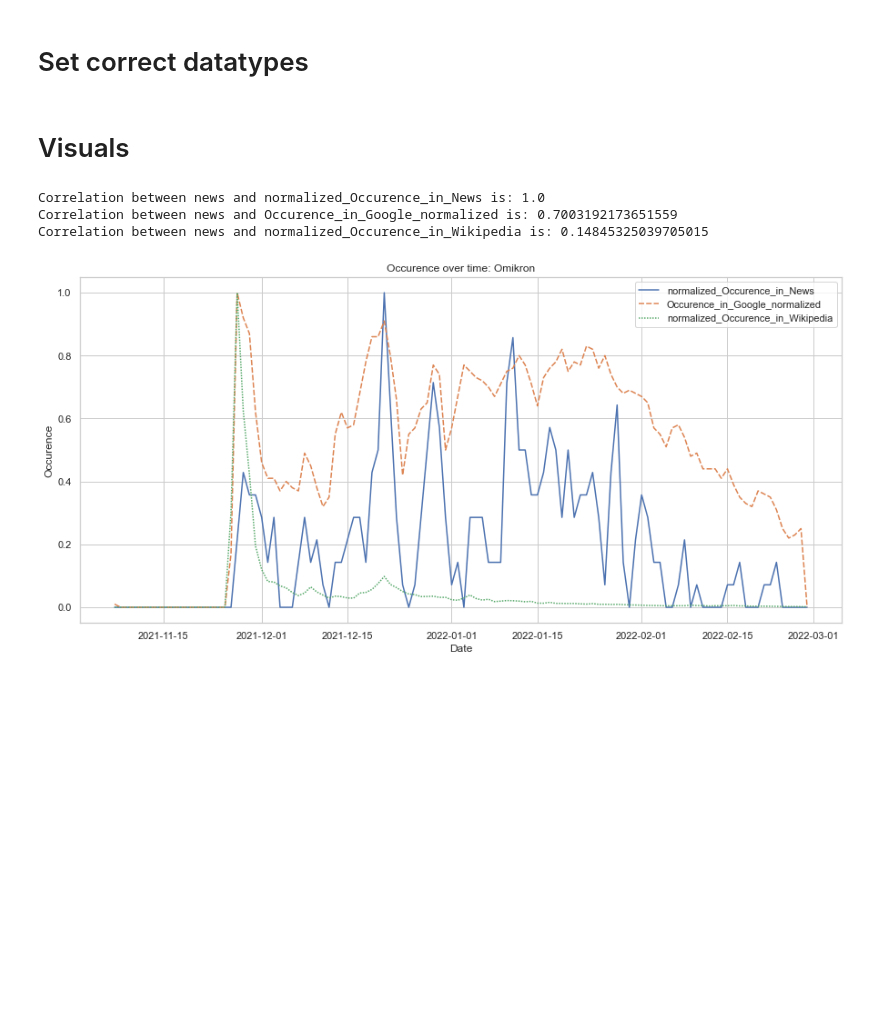
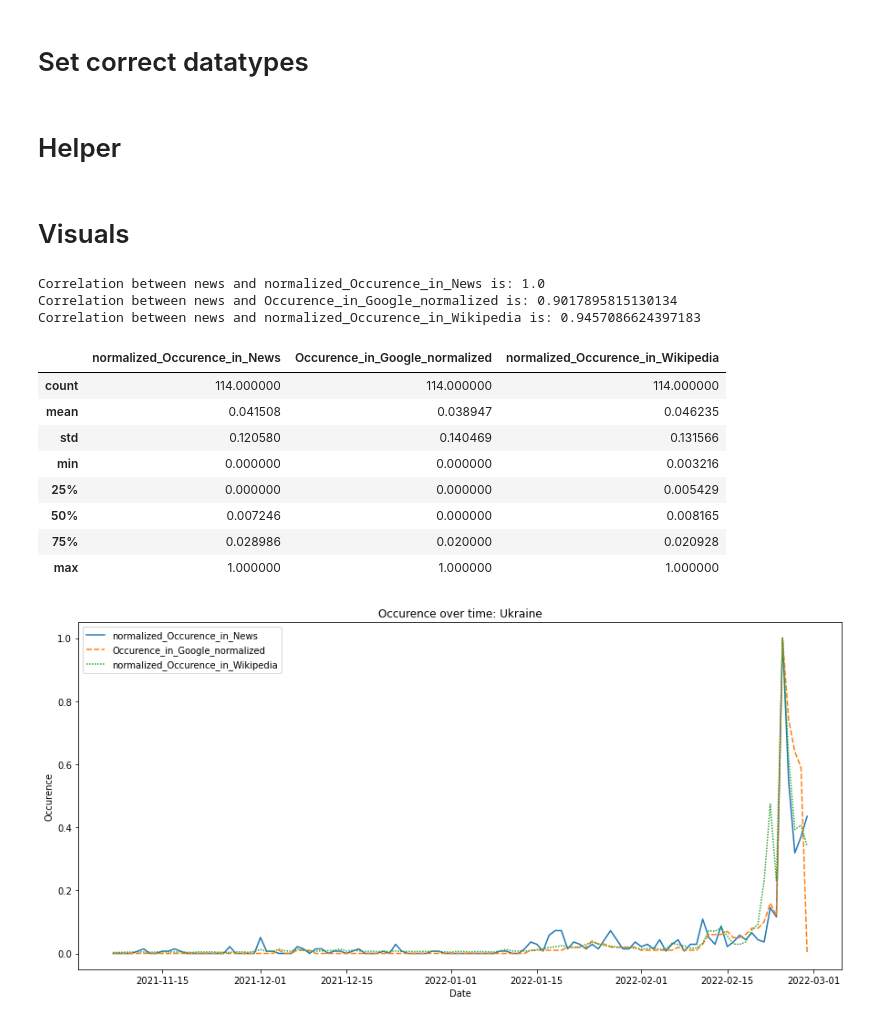
Before and after one commit to JanSchuck/Bachelorthesis, a Jupyter notebook: Analysis/Analysis.ipynb, the cells around one changed output. Cells and saved outputs as stored; diff of their text form; code cells hidden in the pictures; blank space fills up the shorter version.

```diff
--- a/Analysis/Analysis.ipynb
+++ b/Analysis/Analysis.ipynb
@@ -39,3 +27,5 @@ def set_correct_datatypes(dataframe):
     dataframe.KeyWord.astype(str)
     dataframe["date"] = pd.to_datetime(dataframe["date"], format='%Y-%m-%d')
     return dataframe
+# %% [markdown]
+# Helper
@@ -42,7 +35,7 @@ def set_correct_datatypes(dataframe):
 # %% [markdown]
 # Visuals
 # %%
-def plot_Occurence_over_time(i_dataframe_o, KeyWord, Occurence_Columns, figsize):
+def plot_Occurence_over_time_linegraph(i_dataframe_o, KeyWord, Occurence_Columns, figsize):
     # copy inputs
     dataframe = i_dataframe_o.copy()
     Occurence_Columns_copy = Occurence_Columns.copy()
@@ -68,16 +61,57 @@ def plot_Occurence_over_time(i_dataframe_o, KeyWord, Occurence_Columns, figsize)
         correlation = column_1.corr(column_2)
         print("Correlation between news and "+ Occurence_Column +" is: "+ str(correlation))
 
+    return dataframe
+
+def plot_Occurece_over_time_heatmap(i_dataframe_o,KeyWord,Occurence_Columns):
+    # copy inputs
+    dataframe = i_dataframe_o.copy()
+    Occurence_Columns_copy = Occurence_Columns.copy()
+    # get all rows by keyword
+    dataframe = dataframe.loc[(dataframe["KeyWord"] == KeyWord)]
+    Occurence_Columns.extend(["date","KeyWord"])
+    dataframe = dataframe[Occurence_Columns]
+    #dataframe = dataframe.set_index("date")
+
+    return dataframe
+    #sns.heatmap(dataframe, robust=True, cmap='YlGnBu', yticklabels=False, xticklabels=5, cbar=False)
 
 
-    return dataframe
+
+
+def check_granger_causality(i_dataframe_o, KeyWord, Columns):
+    dataframe = i_dataframe_o.loc[(i_dataframe_o["KeyWord"] == KeyWord)]
+
+    # check for stationary
+    for Column in Columns:
+        result = adfuller(dataframe[Column])
+        print(f'Column: ' + Column)
+        print(f'Test Statistics: {result[0]}')
+        print(f'p-value: {result[1]}')
+        print(f'critical_values: {result[4]}')
+
+        if result[1] > 0.05:
+            print("Series is not stationary")
+            df_transformed = dataframe.diff()
+
+        else:
+            print("Series is stationary")
+        print()
 # %%
 normalized_data = ["normalized_Occurence_in_News","Occurence_in_Google_normalized","normalized_Occurence_in_Wikipedia"]
-
-
-x = plot_Occurence_over_time(Occurence_df,"Omikron", normalized_data,(20,8))
+x = plot_Occurence_over_time_linegraph(Occurence_df,"Ukraine", normalized_data,(20,8))
+x.describe()
 # %% [output]
 Correlation between news and normalized_Occurence_in_News is: 1.0
-Correlation between news and Occurence_in_Google_normalized is: 0.7003192173651559
-Correlation between news and normalized_Occurence_in_Wikipedia is: 0.14845325039705015
+Correlation between news and Occurence_in_Google_normalized is: 0.9017895815130134
+Correlation between news and normalized_Occurence_in_Wikipedia is: 0.9457086624397183
+|  | normalized_Occurence_in_News | Occurence_in_Google_normalized | normalized_Occurence_in_Wikipedia |
+| count | 114.000000 | 114.000000 | 114.000000 |
+| mean | 0.041508 | 0.038947 | 0.046235 |
+| std | 0.120580 | 0.140469 | 0.131566 |
+| min | 0.000000 | 0.000000 | 0.003216 |
+| 25% | 0.000000 | 0.000000 | 0.005429 |
+| 50% | 0.007246 | 0.000000 | 0.008165 |
+| 75% | 0.028986 | 0.020000 | 0.020928 |
+| max | 1.000000 | 1.000000 | 1.000000 |
-[figure, old version]
+[figure, new version]
```
Also changed, not shown: parts of 6 cells of this notebook.
